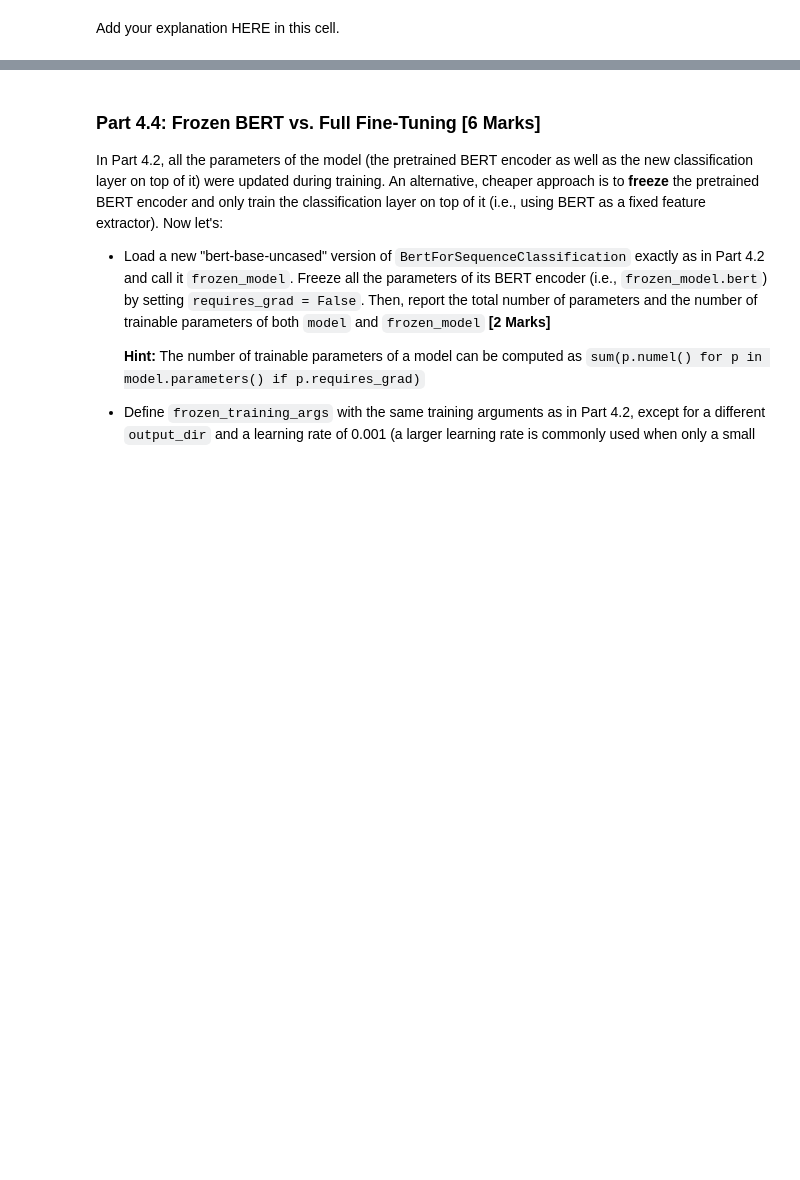
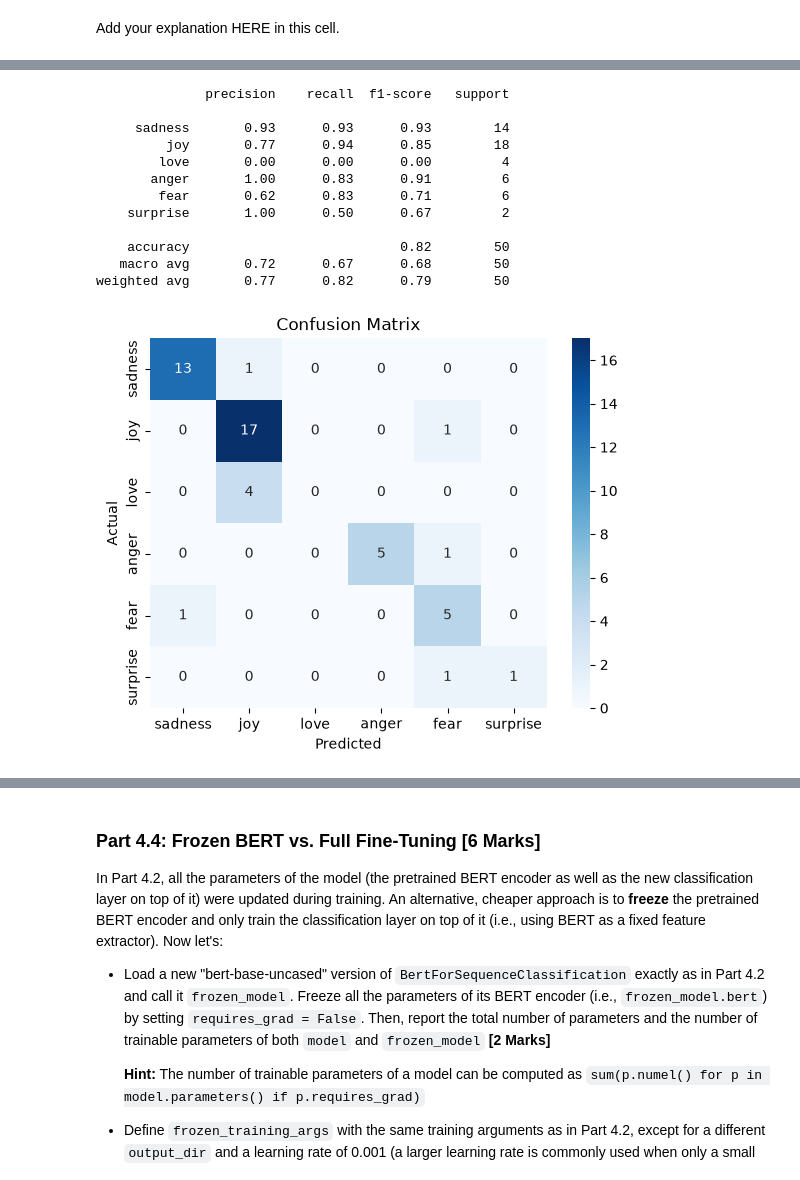
Before and after one commit to acknowledgeworkimagine/DataScienceStatlLearning, a Jupyter notebook: Project_2/Project_2_Elias_Gallegos.ipynb, the cells around one changed output, grey strips where cells are left out. Saved outputs shown, nothing was run; the diff lists cells and outputs as text; code cells hidden in the pictures; blank space fills up the shorter version.

```diff
--- a/Project_2/Project_2_Elias_Gallegos.ipynb
+++ b/Project_2/Project_2_Elias_Gallegos.ipynb
@@ -691,2 +735,9 @@ After training for your chosen number of epochs:
 # %% [markdown]
 Add your explanation HERE in this cell.
+# %%
+val_pred_output = trainer.predict(validation_dataset)
+
+val_pred = np.argmax(val_pred_output.predictions, axis=1)
+
+print("Validation predictions:", val_pred)
+print("Validation labels:", val_pred_output.label_ids)
@@ -692,0 +750,46 @@ Add your explanation HERE in this cell.
+# %%
+from sklearn.metrics import confusion_matrix, classification_report
+
+emotion_names = ["sadness", "joy", "love", "anger", "fear", "surprise"]
+
+c_matrix = confusion_matrix(
+    val_pred_output.label_ids,
+    val_pred,
+    labels=range(6)
+)
+
+print(classification_report(
+    val_pred_output.label_ids,
+    val_pred,
+    labels=range(6),
+    target_names=emotion_names,
+    zero_division=0
+))
+
+sns.heatmap(
+    c_matrix,
+    annot=True,
+    fmt="d",
+    cmap="Blues",
+    xticklabels=emotion_names,
+    yticklabels=emotion_names
+)
+
+plt.xlabel("Predicted")
+plt.ylabel("Actual")
+plt.title("Confusion Matrix")
+plt.show()
+# %% [output]
+              precision    recall  f1-score   support
+
+     sadness       0.93      0.93      0.93        14
+         joy       0.77      0.94      0.85        18
+        love       0.00      0.00      0.00         4
+       anger       1.00      0.83      0.91         6
+        fear       0.62      0.83      0.71         6
+    surprise       1.00      0.50      0.67         2
+
+    accuracy                           0.82        50
+   macro avg       0.72      0.67      0.68        50
+weighted avg       0.77      0.82      0.79        50
+[figure, added]
```
Also changed, not shown: parts of 5 cells of this notebook.
